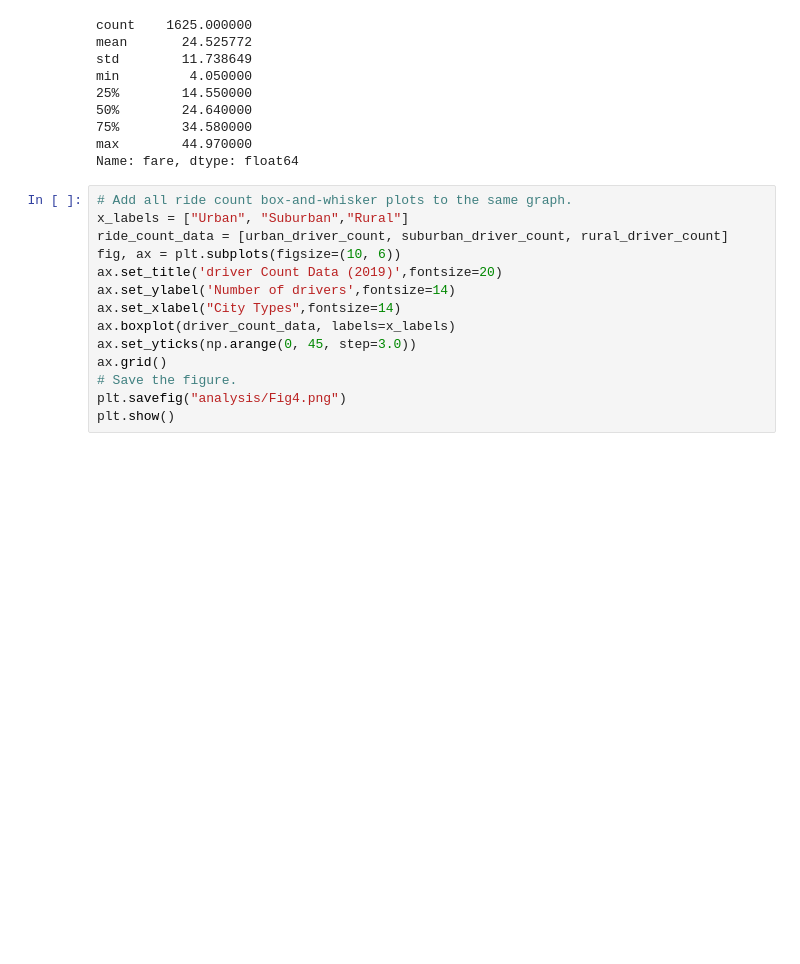
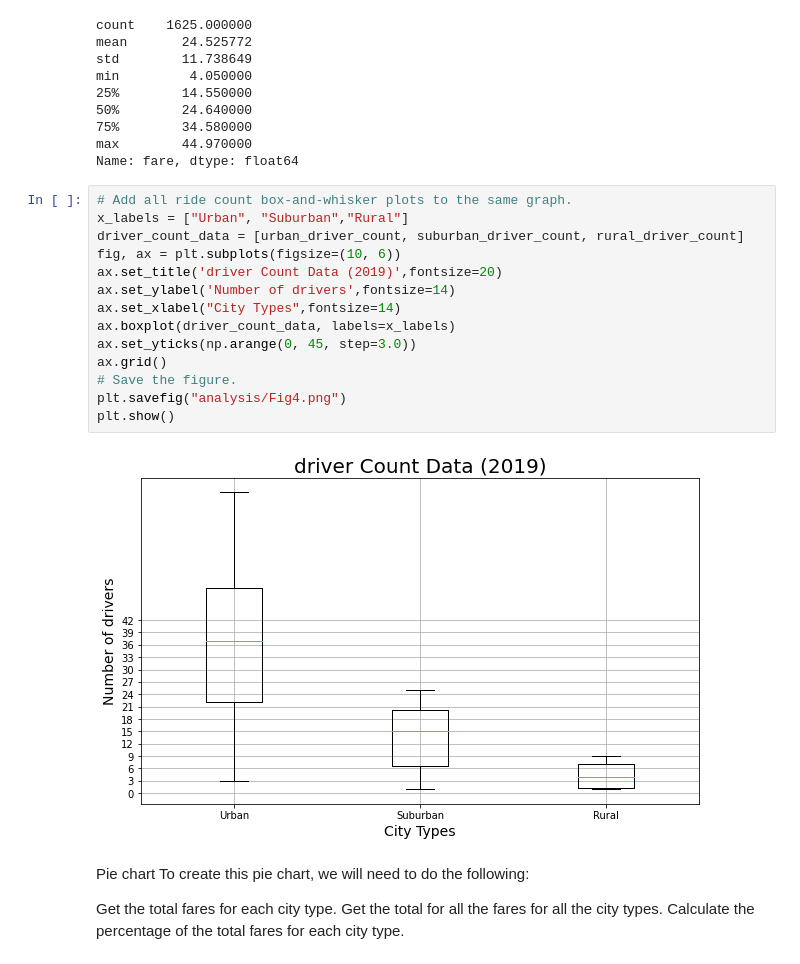
Before and after one commit to karen-trena/PyBer_Analysis, a Jupyter notebook: PyBer.ipynb, the cells around one changed output. Drawn from its saved outputs; the diff is of its cells as text; blank space fills up the shorter version.

```diff
--- a/PyBer.ipynb
+++ b/PyBer.ipynb
@@ -666,14 +666,23 @@ Name: fare, dtype: float64
 # %%
 # Add all ride count box-and-whisker plots to the same graph.
 x_labels = ["Urban", "Suburban","Rural"]
-ride_count_data = [urban_driver_count, suburban_driver_count, rural_driver_count]
+driver_count_data = [urban_driver_count, suburban_driver_count, rural_driver_count]
 fig, ax = plt.subplots(figsize=(10, 6))
 ax.set_title('driver Count Data (2019)',fontsize=20)
 ax.set_ylabel('Number of drivers',fontsize=14)
 ax.set_xlabel("City Types",fontsize=14)
 ax.boxplot(driver_count_data, labels=x_labels)
 ax.set_yticks(np.arange(0, 45, step=3.0))
 ax.grid()
 # Save the figure.
 plt.savefig("analysis/Fig4.png")
 plt.show()
+# %% [output]
+[figure, added]
+# %% [markdown]
+Pie chart
+To create this pie chart, we will need to do the following:
+
+Get the total fares for each city type.
+Get the total for all the fares for all the city types.
+Calculate the percentage of the total fares for each city type.
```
Also changed, not shown: parts of 7 cells of this notebook, 1 other file.
